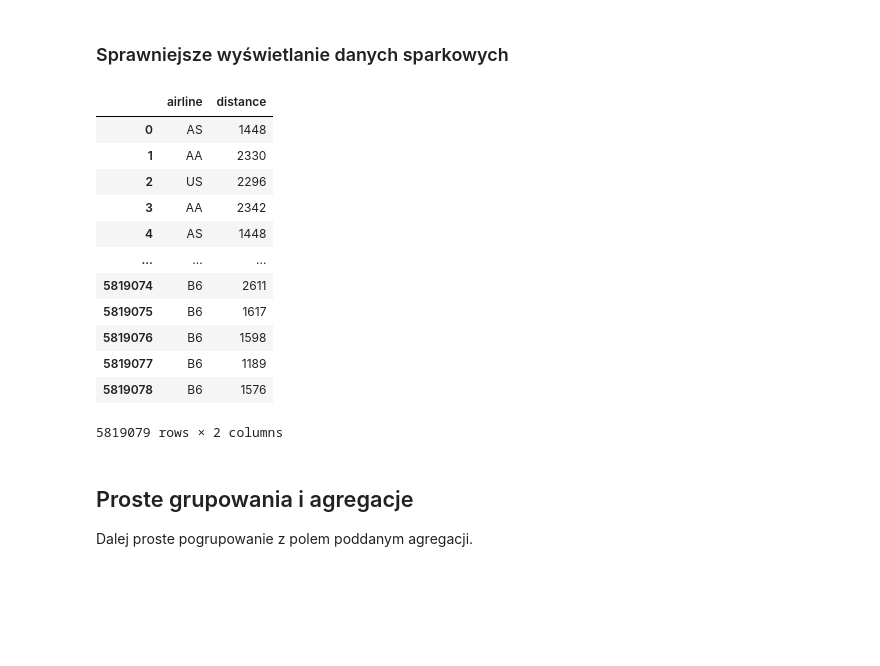
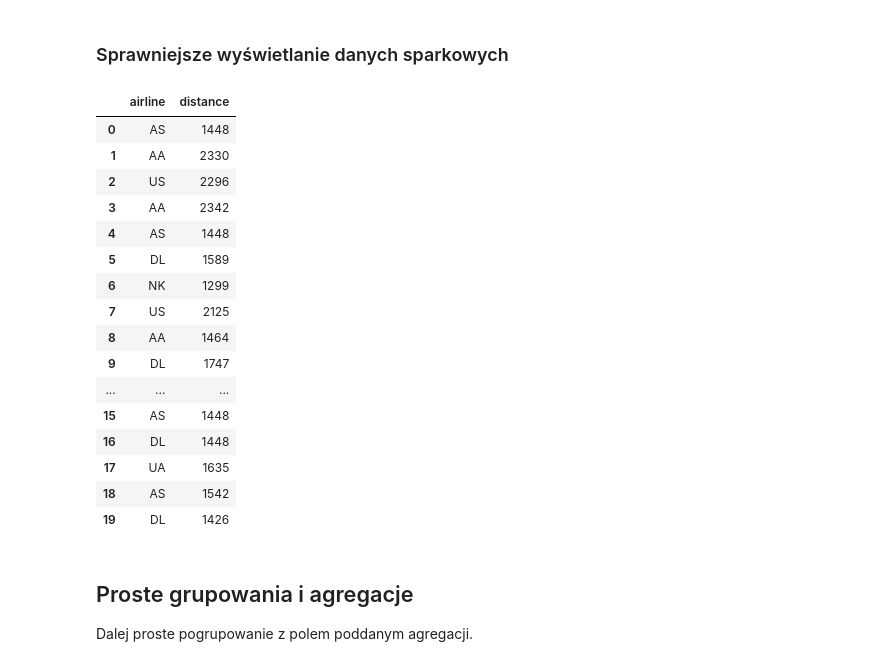
Before and after one commit to PiotrMaciejKowalski/kurs-analiza-danych-2022, a Jupyter notebook: Tydzień 6/Wprowadzenie_do_Apache_Spark.ipynb, the cells around one changed output. Cells and saved outputs as stored; diff of their text form; code cells hidden in the pictures; blank space fills up the shorter version.

```diff
--- a/Tydzień 6/Wprowadzenie_do_Apache_Spark.ipynb
+++ b/Tydzień 6/Wprowadzenie_do_Apache_Spark.ipynb
@@ -293,21 +335,25 @@ only showing top 20 rows
 # %% [markdown]
 ### Sprawniejsze wyświetlanie danych sparkowych
 # %%
-df.select('airline','distance').toPandas()
+df.select('airline','distance').limit(20).toPandas()
 # %% [output]
 |  | airline | distance |
 | 0 | AS | 1448 |
 | 1 | AA | 2330 |
 | 2 | US | 2296 |
 | 3 | AA | 2342 |
 | 4 | AS | 1448 |
+| 5 | DL | 1589 |
+| 6 | NK | 1299 |
+| 7 | US | 2125 |
+| 8 | AA | 1464 |
+| 9 | DL | 1747 |
 | ... | ... | ... |
-| 5819074 | B6 | 2611 |
-| 5819075 | B6 | 1617 |
-| 5819076 | B6 | 1598 |
-| 5819077 | B6 | 1189 |
-| 5819078 | B6 | 1576 |
+| 15 | AS | 1448 |
+| 16 | DL | 1448 |
+| 17 | UA | 1635 |
+| 18 | AS | 1542 |
+| 19 | DL | 1426 |
-5819079 rows × 2 columns
 # %% [markdown]
 ## Proste grupowania i agregacje
 
```
Also changed, not shown: parts of 64 cells of this notebook.
